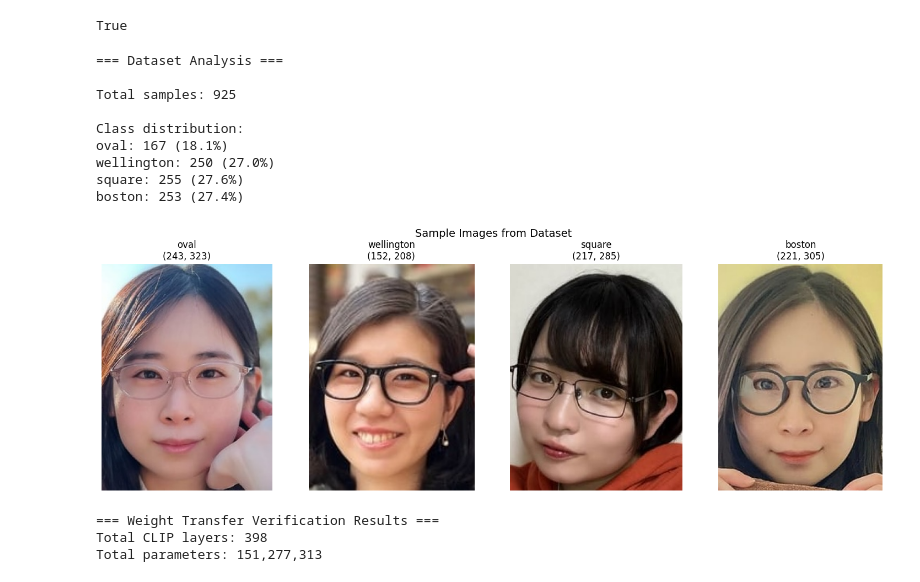
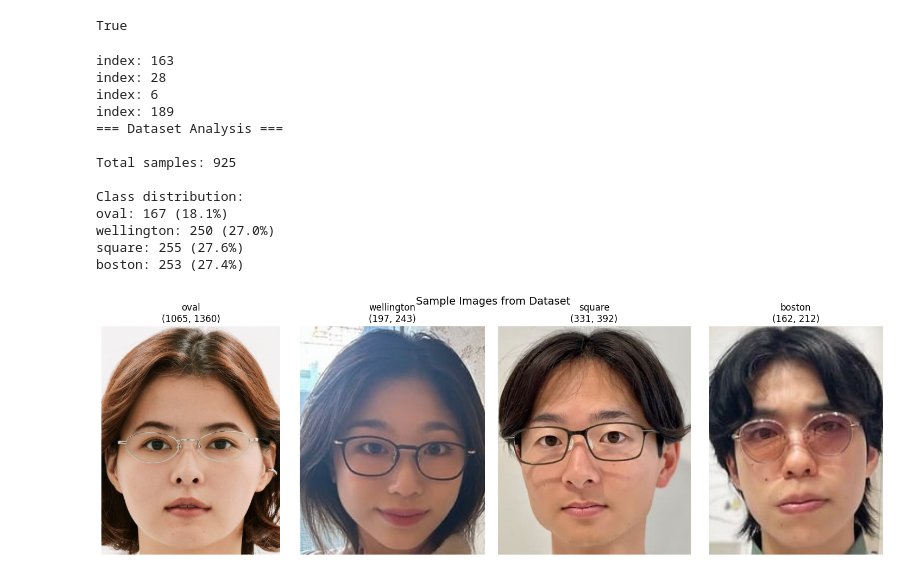
Before and after one commit to daichisaito-cs/glasses_shape_classification, a Jupyter notebook: glasses_shape_classification.ipynb, the cells around one changed output. Saved outputs shown, nothing was run; the diff lists cells and outputs as text; code cells hidden in the pictures.

```diff
--- a/glasses_shape_classification.ipynb
+++ b/glasses_shape_classification.ipynb
@@ -201,6 +226,7 @@ def set_seed(seed=42):
     torch.manual_seed(seed)
     torch.cuda.manual_seed_all(seed)
     torch.backends.cudnn.deterministic = True
+    os.environ['PYTHONHASHSEED'] = str(seed)
 
 set_seed()
 # %%
@@ -391,6 +417,7 @@ from PIL import Image
 
 def analyze_dataset(data_dir):
     """データセットの情報を分析して表示する関数"""
+    set_seed(42)
     classes = ['oval', 'wellington', 'square', 'boston']
     dataset_info = {}
 
@@ -411,9 +438,11 @@ def analyze_dataset(data_dir):
         class_counts[class_name] = len(images)
         total_samples += len(images)
 
-        # ランダムなサンプル画像パスを保存
+        # ランダムな選択を固定
         if images:
-            sample_paths[class_name] = os.path.join(class_dir, random.choice(images))
+            random_idx = random.randint(0, len(images) - 1)
+            print(f"index: {random_idx}")
+            sample_paths[class_name] = os.path.join(class_dir, images[random_idx])
 
     dataset_info = {
         'total': total_samples,
@@ -432,31 +461,35 @@ def analyze_dataset(data_dir):
     # サンプル画像の表示
     fig = plt.figure(figsize=(15, 5))
     fig.suptitle("Sample Images from Dataset", fontsize=14)
 
     for i, class_name in enumerate(classes, 1):
         if class_name in dataset_info['sample_paths']:
             plt.subplot(1, 4, i)
             img_path = dataset_info['sample_paths'][class_name]
             img = Image.open(img_path)
             plt.imshow(img)
             plt.title(f"{class_name}\n{img.size}")
             plt.axis('off')
 
     plt.tight_layout()
     plt.show()
 
     return dataset_info
 
 # データセットの分析を実行
 dataset_info = analyze_dataset(DATASET_PATH)
 # %% [output]
+index: 163
+index: 28
+index: 6
+index: 189
 === Dataset Analysis ===
 
 Total samples: 925
 
 Class distribution:
 oval: 167 (18.1%)
 wellington: 250 (27.0%)
 square: 255 (27.6%)
 boston: 253 (27.4%)
-[figure, old version]
+[figure, new version]
@@ -562,14 +495,0 @@ def verify_weight_transfer(source_model_path: str, target_model: GlassesClassifi
-# %%
-# モデルとデータの準備
-model = GlassesClassifier(num_classes=4)
-device = torch.device('cuda' if torch.cuda.is_available() else 'cpu')
-model = model.to(device)
-
-# 転移学習の実行
-detector_weights_path = os.path.join(ROOT_PATH, "checkpoints/glasses_detection/2024-11-13_04-07-57.pth")
-model = transfer_clip_weights(detector_weights_path, model)
-results = verify_weight_transfer(detector_weights_path, model)
-# %% [output]
-=== Weight Transfer Verification Results ===
-Total CLIP layers: 398
-Total parameters: 151,277,313
```
Also changed, not shown: parts of 10 cells of this notebook.
